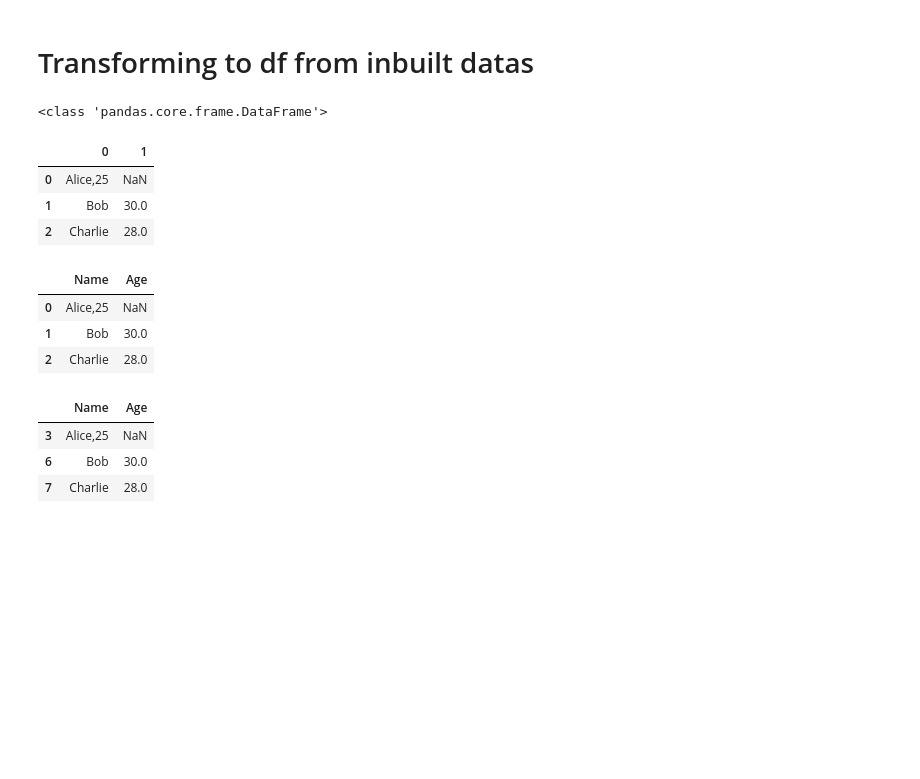
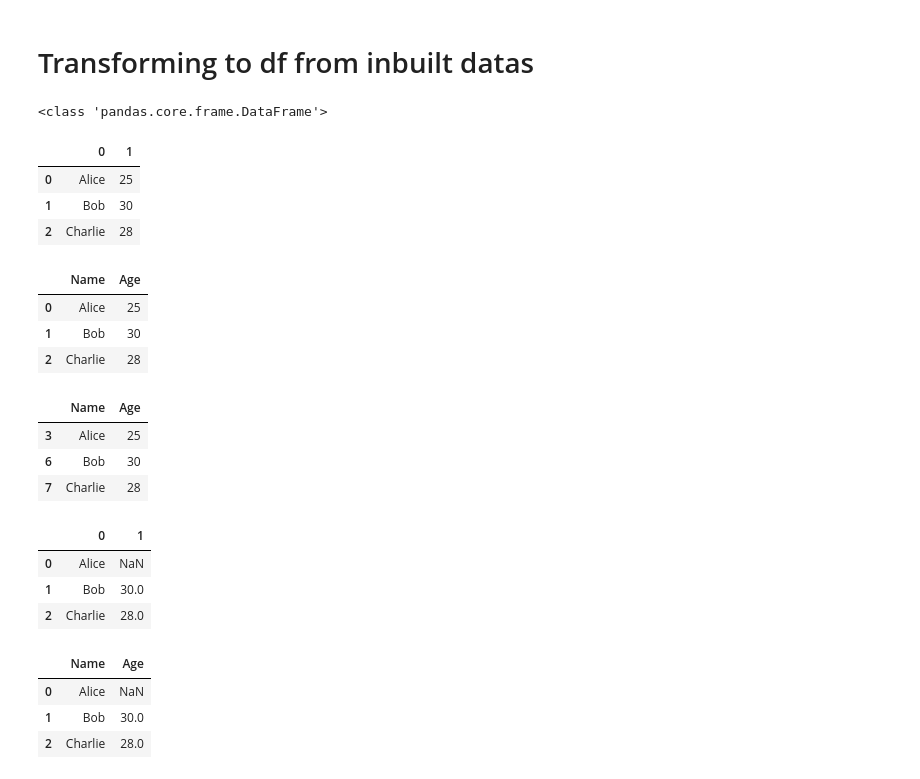
Before and after one commit to rabeyanoor/AI-ML, a Jupyter notebook: Week-3/Module_12.ipynb, the cells around one changed output. Cells and saved outputs as stored; diff of their text form; code cells hidden in the pictures; blank space fills up the shorter version.

Commit message:
added tuple

```diff
--- a/Week-3/Module_12.ipynb
+++ b/Week-3/Module_12.ipynb
@@ -348,32 +348,50 @@ df.describe()
 # %% [markdown]
 # Transforming to df from inbuilt datas
 # %%
-my_list = [['Alice,25'],['Bob',30],['Charlie',28]]
+my_list = [['Alice',25],['Bob',30],['Charlie',28]]
 
 list_df = pd.DataFrame(my_list)
 
 print(type(list_df))
 
 list_df
 # %% [output]
 <class 'pandas.core.frame.DataFrame'>
 |  | 0 | 1 |
-| 0 | Alice,25 | NaN |
-| 1 | Bob | 30.0 |
-| 2 | Charlie | 28.0 |
+| 0 | Alice | 25 |
+| 1 | Bob | 30 |
+| 2 | Charlie | 28 |
 # %%
 list_df = pd.DataFrame(my_list,columns=['Name','Age'])
 list_df
 # %% [output]
 |  | Name | Age |
-| 0 | Alice,25 | NaN |
-| 1 | Bob | 30.0 |
-| 2 | Charlie | 28.0 |
+| 0 | Alice | 25 |
+| 1 | Bob | 30 |
+| 2 | Charlie | 28 |
 # %%
 list_df = pd.DataFrame(my_list,columns=['Name','Age'],index=[3,6,7])
 list_df
 # %% [output]
 |  | Name | Age |
-| 3 | Alice,25 | NaN |
-| 6 | Bob | 30.0 |
-| 7 | Charlie | 28.0 |
+| 3 | Alice | 25 |
+| 6 | Bob | 30 |
+| 7 | Charlie | 28 |
+# %%
+my_tuple=(('Alice',),('Bob',30),('Charlie',28))
+
+tuple_df = pd.DataFrame(my_tuple)
+tuple_df
+# %% [output]
+|  | 0 | 1 |
+| 0 | Alice | NaN |
+| 1 | Bob | 30.0 |
+| 2 | Charlie | 28.0 |
+# %%
+tuple_df = pd.DataFrame(my_tuple,columns=['Name','Age'])
+tuple_df
+# %% [output]
+|  | Name | Age |
+| 0 | Alice | NaN |
+| 1 | Bob | 30.0 |
+| 2 | Charlie | 28.0 |
```
